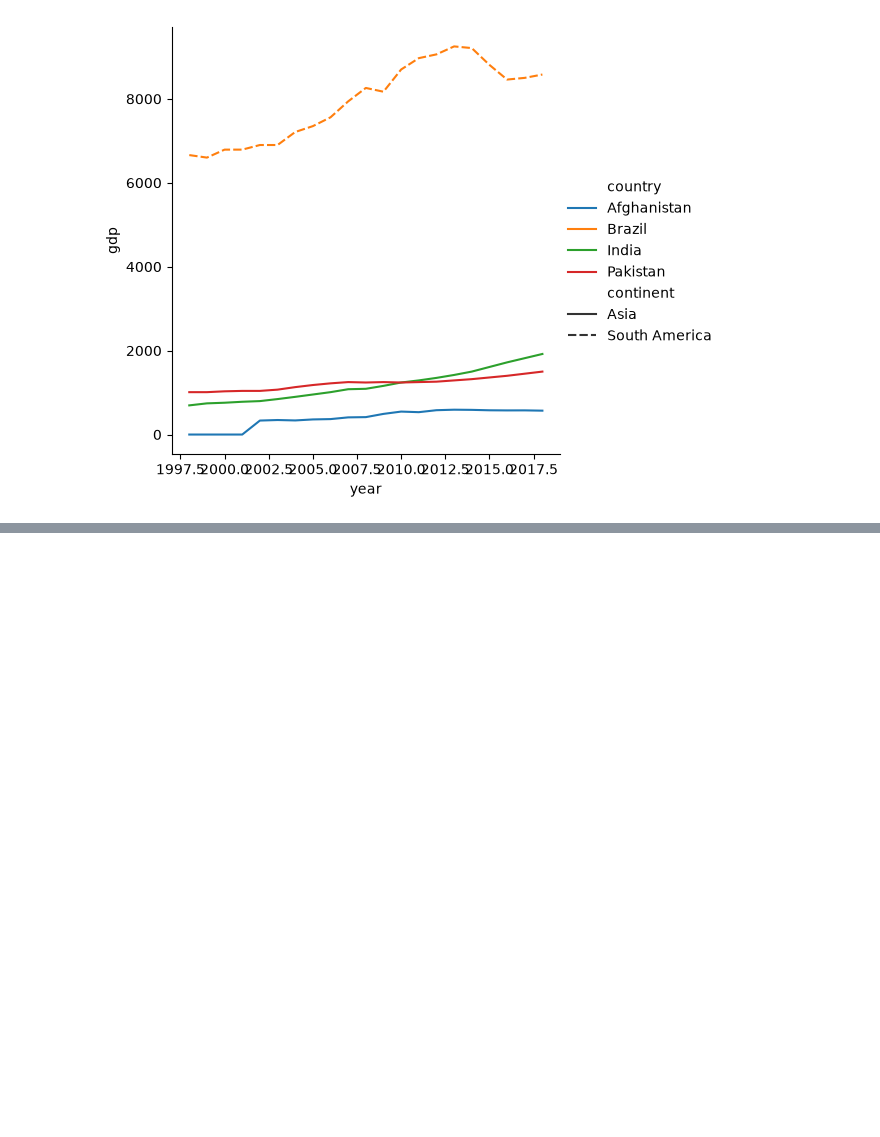
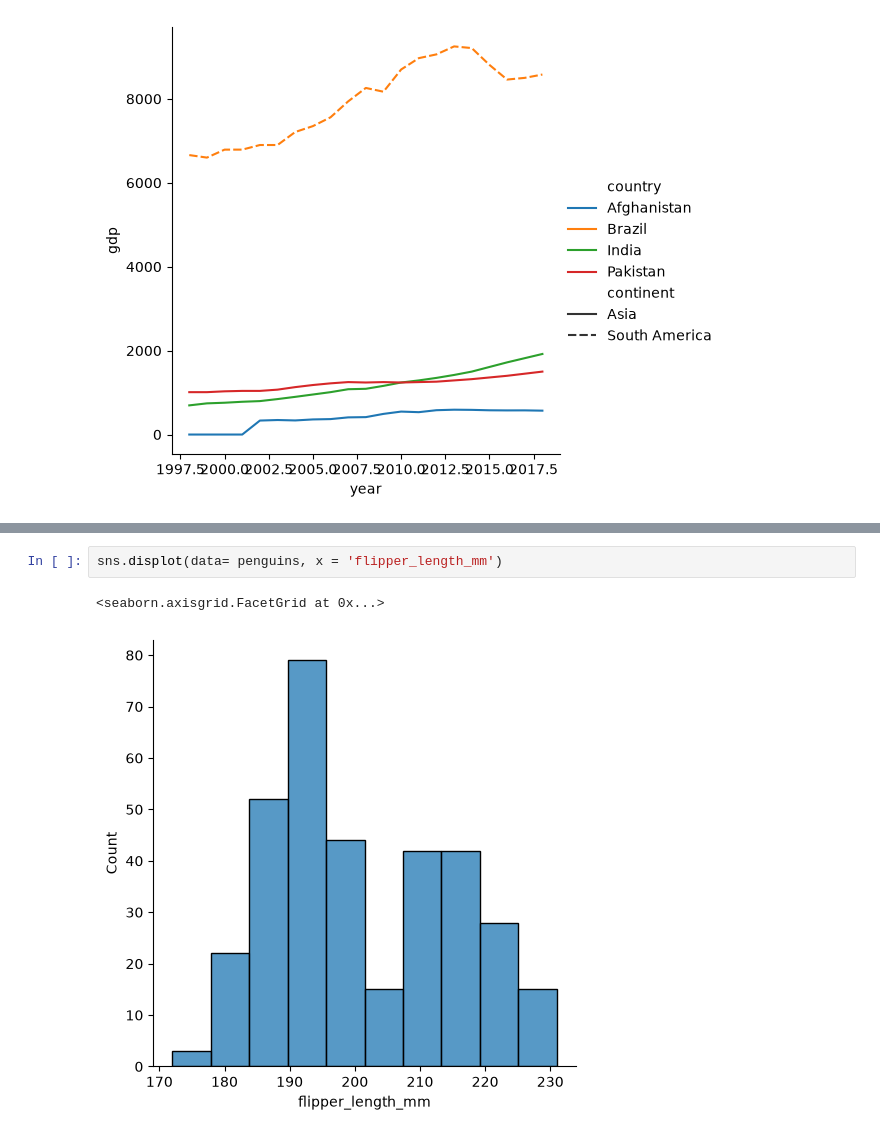
Before and after one commit to Anuragpathak08/Data-Analysis, a Jupyter notebook: 7 seaborn/m1day01.ipynb, the cells around one changed output, grey strips where cells are left out. Drawn from its saved outputs; the diff is of its cells as text; blank space fills up the shorter version.

```diff
--- a/7 seaborn/m1day01.ipynb
+++ b/7 seaborn/m1day01.ipynb
@@ -101,0 +155,5 @@ sns.relplot(kind='line',
+# %%
+sns.displot(data= penguins, x = 'flipper_length_mm')
+# %% [output]
+<seaborn.axisgrid.FacetGrid at 0x...>
+[figure, added]
```
Also changed, not shown: parts of 8 cells of this notebook.
